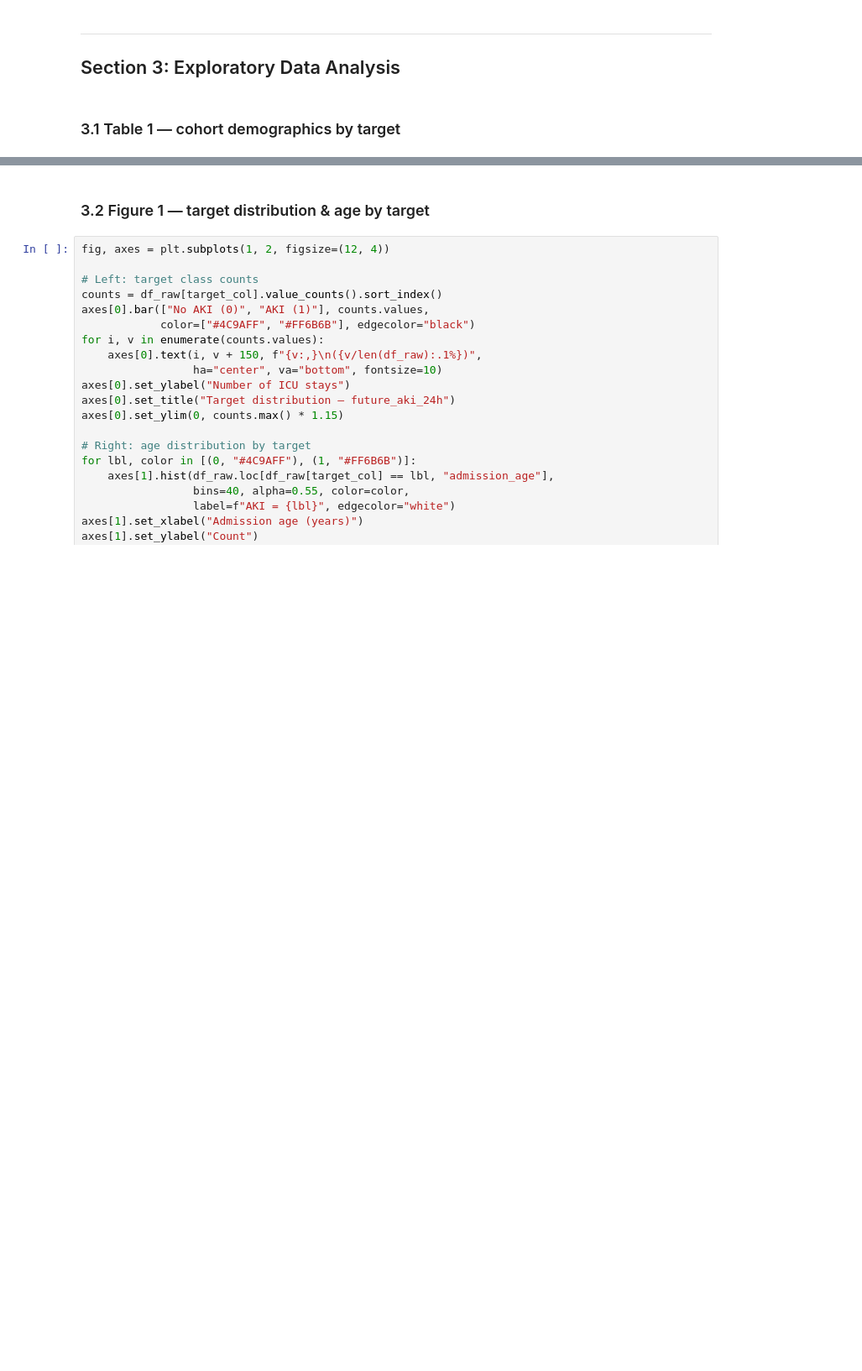
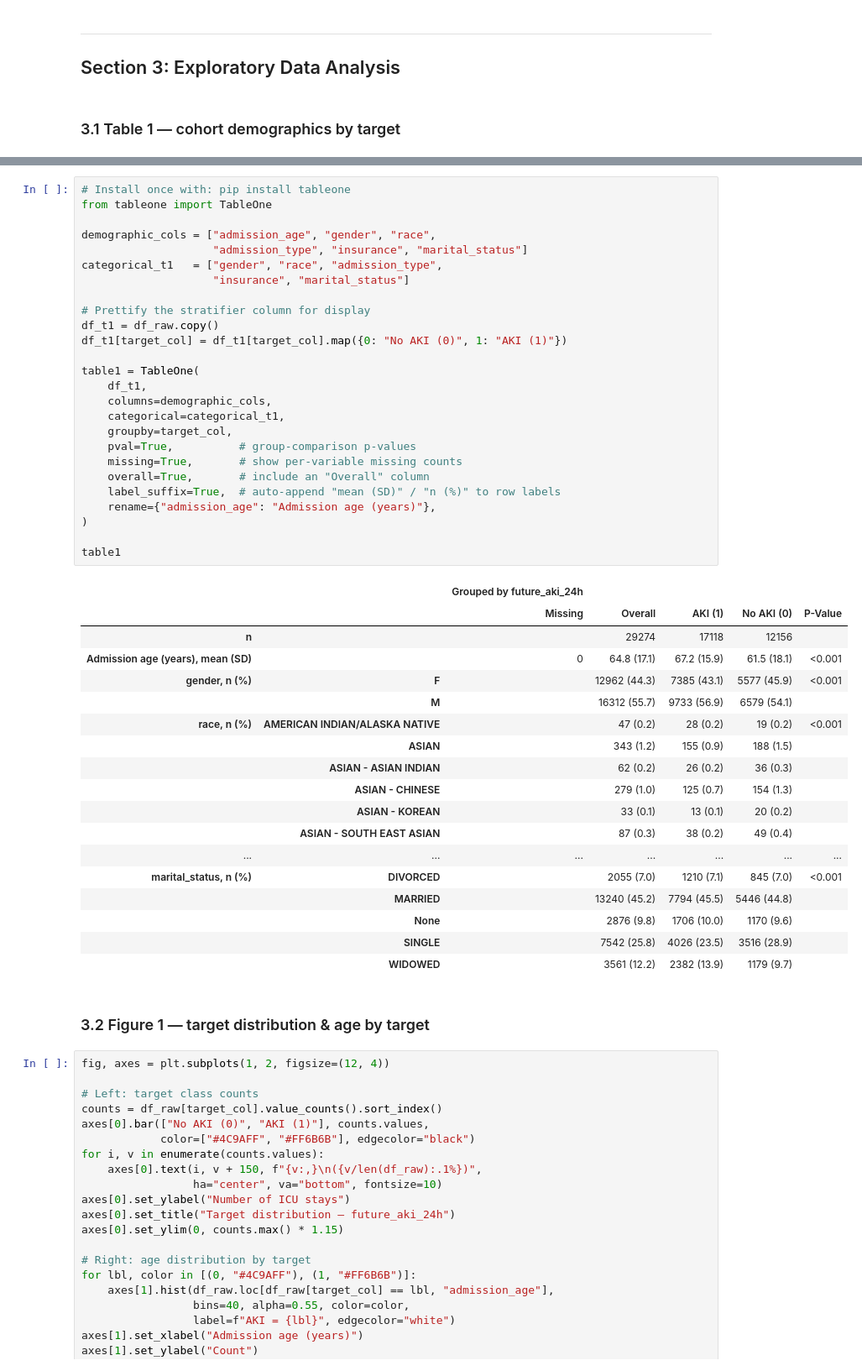
Before and after one commit to PatrickTangwen/BIS568_Final_Project, a Jupyter notebook: notebook/aki_model_dev.ipynb, the cells around one changed output, grey strips where cells are left out. Shown at 84% size. Cells and saved outputs as stored; diff of their text form; blank space fills up the shorter version.

Commit message:
table one added

```diff
--- a/notebook/aki_model_dev.ipynb
+++ b/notebook/aki_model_dev.ipynb
@@ -145,3 +105,48 @@ table1
+# %%
+# Install once with: pip install tableone
+from tableone import TableOne
+
+demographic_cols = ["admission_age", "gender", "race",
+                    "admission_type", "insurance", "marital_status"]
+categorical_t1   = ["gender", "race", "admission_type",
+                    "insurance", "marital_status"]
+
+# Prettify the stratifier column for display
+df_t1 = df_raw.copy()
+df_t1[target_col] = df_t1[target_col].map({0: "No AKI (0)", 1: "AKI (1)"})
+
+table1 = TableOne(
+    df_t1,
+    columns=demographic_cols,
+    categorical=categorical_t1,
+    groupby=target_col,
+    pval=True,          # group-comparison p-values
+    missing=True,       # show per-variable missing counts
+    overall=True,       # include an "Overall" column
+    label_suffix=True,  # auto-append "mean (SD)" / "n (%)" to row labels
+    rename={"admission_age": "Admission age (years)"},
+)
+
+table1
+# %% [output]
+|  |  | Grouped by future_aki_24h |  |  |  |  |
+|  |  | Missing | Overall | AKI (1) | No AKI (0) | P-Value |
+| n |  |  | 29274 | 17118 | 12156 |  |
+| Admission age (years), mean (SD) |  | 0 | 64.8 (17.1) | 67.2 (15.9) | 61.5 (18.1) | <0.001 |
+| gender, n (%) | F |  | 12962 (44.3) | 7385 (43.1) | 5577 (45.9) | <0.001 |
+|  | M |  | 16312 (55.7) | 9733 (56.9) | 6579 (54.1) |  |
+| race, n (%) | AMERICAN INDIAN/ALASKA NATIVE |  | 47 (0.2) | 28 (0.2) | 19 (0.2) | <0.001 |
+|  | ASIAN |  | 343 (1.2) | 155 (0.9) | 188 (1.5) |  |
+|  | ASIAN - ASIAN INDIAN |  | 62 (0.2) | 26 (0.2) | 36 (0.3) |  |
+|  | ASIAN - CHINESE |  | 279 (1.0) | 125 (0.7) | 154 (1.3) |  |
+|  | ASIAN - KOREAN |  | 33 (0.1) | 13 (0.1) | 20 (0.2) |  |
+|  | ASIAN - SOUTH EAST ASIAN |  | 87 (0.3) | 38 (0.2) | 49 (0.4) |  |
+| ... | ... | ... | ... | ... | ... | ... |
+| marital_status, n (%) | DIVORCED |  | 2055 (7.0) | 1210 (7.1) | 845 (7.0) | <0.001 |
+|  | MARRIED |  | 13240 (45.2) | 7794 (45.5) | 5446 (44.8) |  |
+|  | None |  | 2876 (9.8) | 1706 (10.0) | 1170 (9.6) |  |
+|  | SINGLE |  | 7542 (25.8) | 4026 (23.5) | 3516 (28.9) |  |
+|  | WIDOWED |  | 3561 (12.2) | 2382 (13.9) | 1179 (9.7) |  |
 # %% [markdown]
 ### 3.2  Figure 1 — target distribution & age by target
 # %%
```
Also changed, not shown: parts of 1 cell of this notebook, 1 other file.
